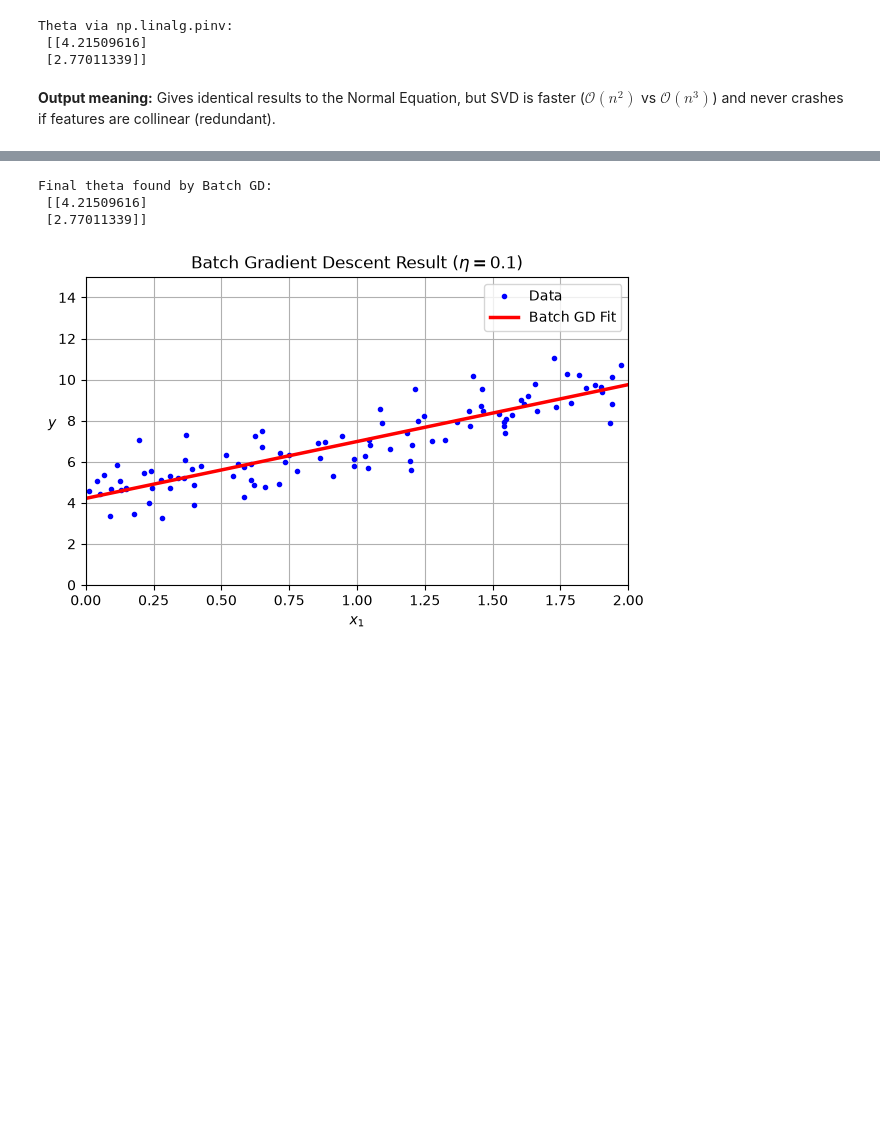
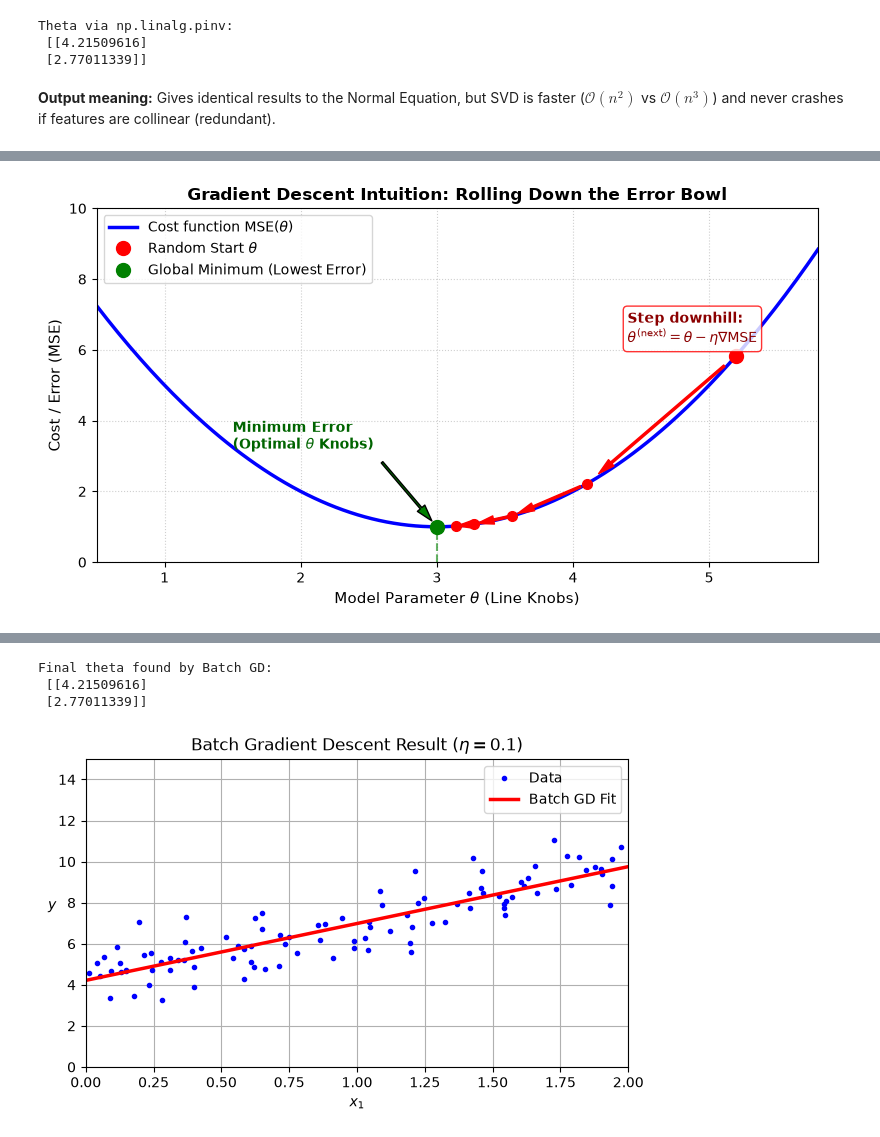
Before and after one commit to Hamshary99/mohamed-ai-learning, a Jupyter notebook: week1/day2/notebooks/Ch4_practice.ipynb, the cells around one changed output, grey strips where cells are left out. Cells and saved outputs as stored; diff of their text form; code cells hidden in the pictures; blank space fills up the shorter version.

```diff
--- a/week1/day2/notebooks/Ch4_practice.ipynb
+++ b/week1/day2/notebooks/Ch4_practice.ipynb
@@ -93,0 +104,46 @@ Theta via np.linalg.pinv:
+# %%
+# Visualizing Gradient Descent rolling down the MSE error curve
+theta_vals = np.linspace(0.5, 5.8, 200)
+cost_vals = (theta_vals - 3)**2 + 1  # simulated convex MSE curve
+
+plt.figure(figsize=(8, 4.5))
+plt.plot(theta_vals, cost_vals, 'b-', linewidth=2.5, label='Cost function MSE($\\theta$)')
+
+# Simulate Gradient Descent steps rolling down
+thetas = [5.2]
+eta = 0.25
+for _ in range(4):
+    grad = 2 * (thetas[-1] - 3)
+    thetas.append(thetas[-1] - eta * grad)
+costs = [(t - 3)**2 + 1 for t in thetas]
+
+# Plot step arrows
+for i in range(len(thetas) - 1):
+    plt.annotate('', xy=(thetas[i+1], costs[i+1]), xytext=(thetas[i], costs[i]),
+                 arrowprops=dict(facecolor='red', edgecolor='red', shrink=0.08, width=1.5, headwidth=6))
+
+plt.plot(thetas, costs, 'ro', markersize=7)
+plt.plot(thetas[0], costs[0], 'ro', markersize=10, label='Random Start $\\theta$')
+plt.plot(3, 1, 'go', markersize=10, label='Global Minimum (Lowest Error)')
+plt.vlines(3, 0, 1, linestyle='--', color='g', alpha=0.6)
+
+plt.annotate('Minimum Error\n(Optimal $\\theta$ Knobs)',
+             xy=(3, 1), xytext=(1.5, 3.2),
+             arrowprops=dict(facecolor='green', shrink=0.08, width=1.5, headwidth=7),
+             fontsize=10, fontweight='bold', color='darkgreen')
+
+plt.text(4.4, 6.2, 'Step downhill:\n$\\theta^{(\\text{next})} = \\theta - \\eta \\nabla \\text{MSE}$',
+         fontsize=10, fontweight='bold', color='darkred',
+         bbox=dict(boxstyle='round,pad=0.3', facecolor='white', edgecolor='red', alpha=0.8))
+
+plt.xlabel('Model Parameter $\\theta$ (Line Knobs)', fontsize=11)
+plt.ylabel('Cost / Error (MSE)', fontsize=11)
+plt.title('Gradient Descent Intuition: Rolling Down the Error Bowl', fontsize=12, fontweight='bold')
+plt.ylim(0, 10)
+plt.xlim(0.5, 5.8)
+plt.grid(True, linestyle=':', alpha=0.6)
+plt.legend(loc='upper left', fontsize=10)
+plt.tight_layout()
+plt.show()
+# %% [output]
+[figure, added]
```
Also changed, not shown: parts of 5 cells of this notebook, 1 other file.
